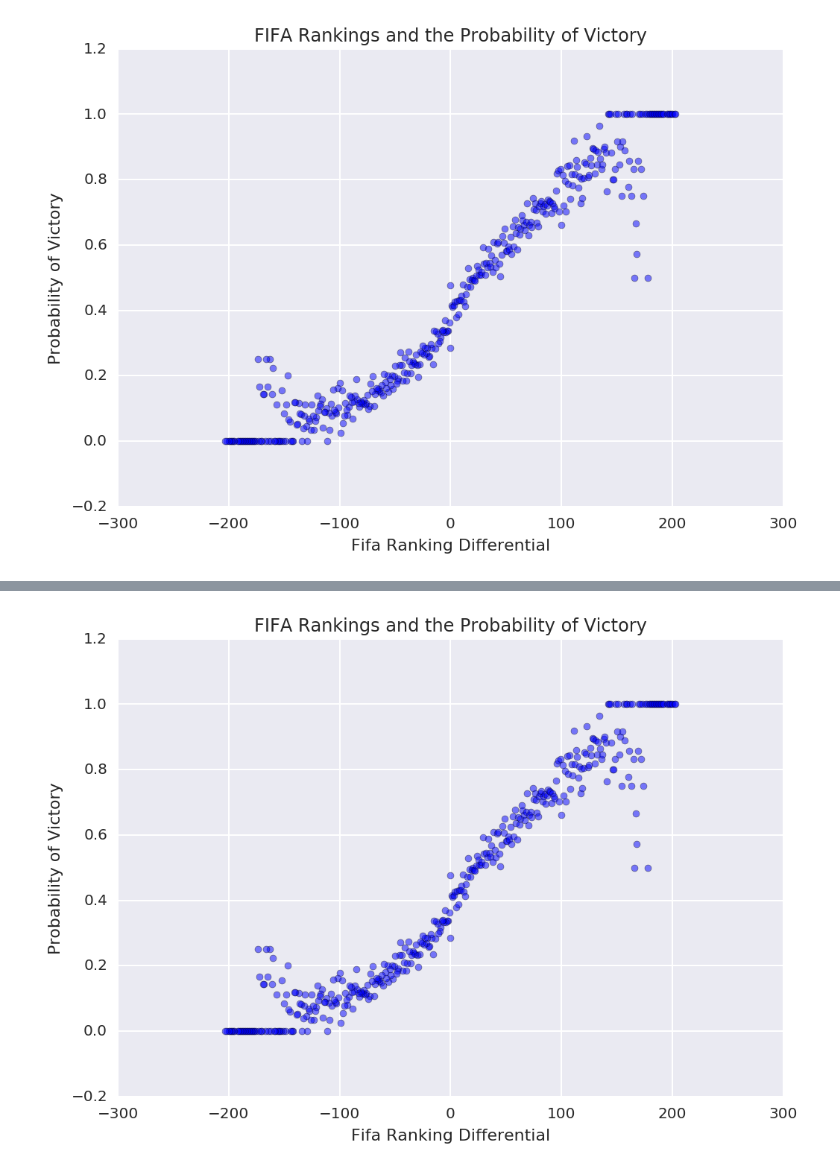
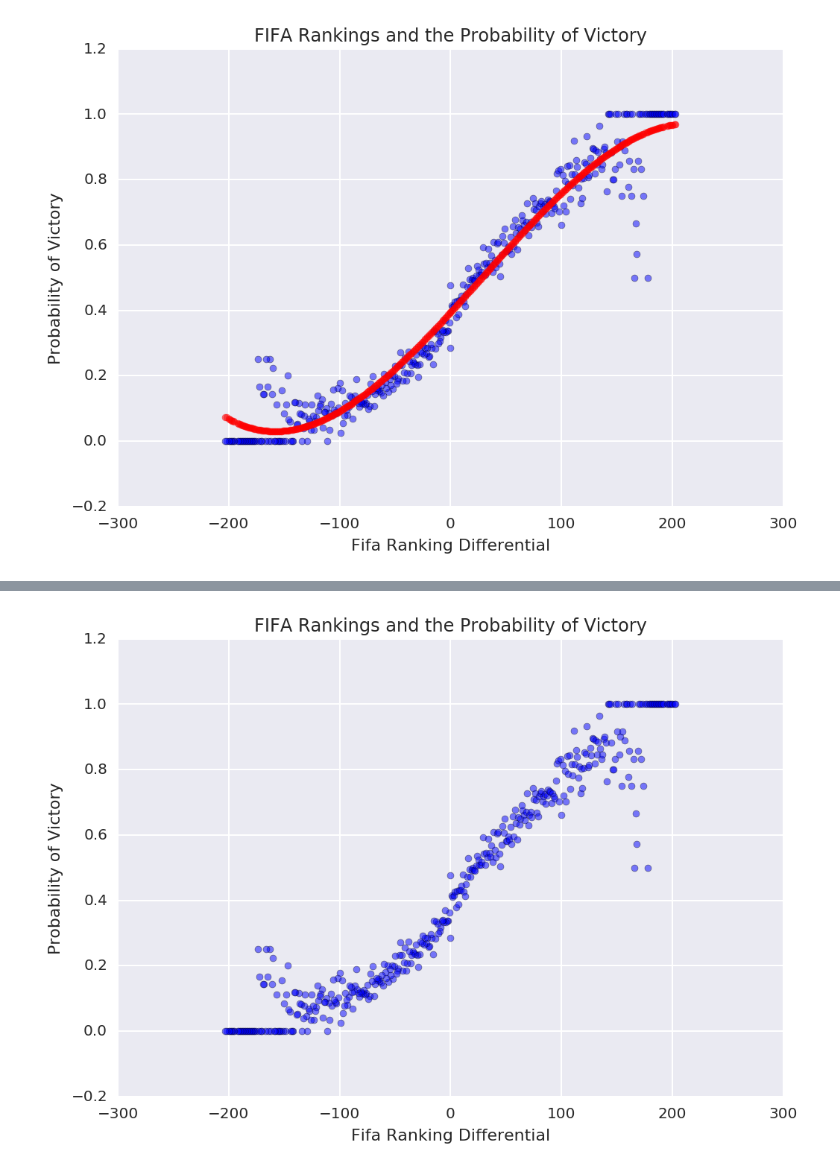
Before and after one commit to pierrelb/dataIncProj, a Jupyter notebook: soccerData.ipynb, the cells around one changed output, grey strips where cells are left out. Drawn from its saved outputs; the diff is of its cells as text; code cells hidden in the pictures.

```diff
--- a/soccerData.ipynb
+++ b/soccerData.ipynb
@@ -166,15 +134,20 @@ df[df['higher_rank_res']=='D']
 # %%
-higher_df = pd.DataFrame()
-lower_df = pd.DataFrame()
-higher_df['rank_diff'] = higher_rank_win.rank_diff_from_higher
-higher_df['prob'] = higher_rank_win.prob
-lower_df['rank_diff'] = lower_rank_win.rank_diff_from_higher*-1
-lower_df['prob'] = lower_rank_win.prob
-p_win = pd.concat([higher_df, lower_df])
-p_win.to_csv('prob_win.csv')
+# higher_df = pd.DataFrame()
+# lower_df = pd.DataFrame()
+# higher_df['rank_diff'] = higher_rank_win.rank_diff_from_higher
+# higher_df['prob'] = higher_rank_win.prob
+# lower_df['rank_diff'] = lower_rank_win.rank_diff_from_higher*-1
+# lower_df['prob'] = lower_rank_win.prob
+# p_win = pd.concat([higher_df, lower_df])
+# p_win.to_csv('prob_win.csv')
+p_win = pd.read_csv('prob_win.csv')
+z = np.polyfit(p_win.rank_diff, p_win.prob, 3)
+f = np.poly1d(z)
+test_data = f(p_win.rank_diff)
 plt.scatter(p_win.rank_diff, p_win.prob, alpha=0.5)
+plt.scatter(p_win.rank_diff, test_data, alpha=0.5, color='red')
 plt.xlabel('Fifa Ranking Differential');
 plt.ylabel(u'Probability of Victory');
 plt.title(u'FIFA Rankings and the Probability of Victory');
 # %% [output]
-[figure, old version]
+[figure, new version]
```
Also changed, not shown: parts of 15 cells of this notebook.
